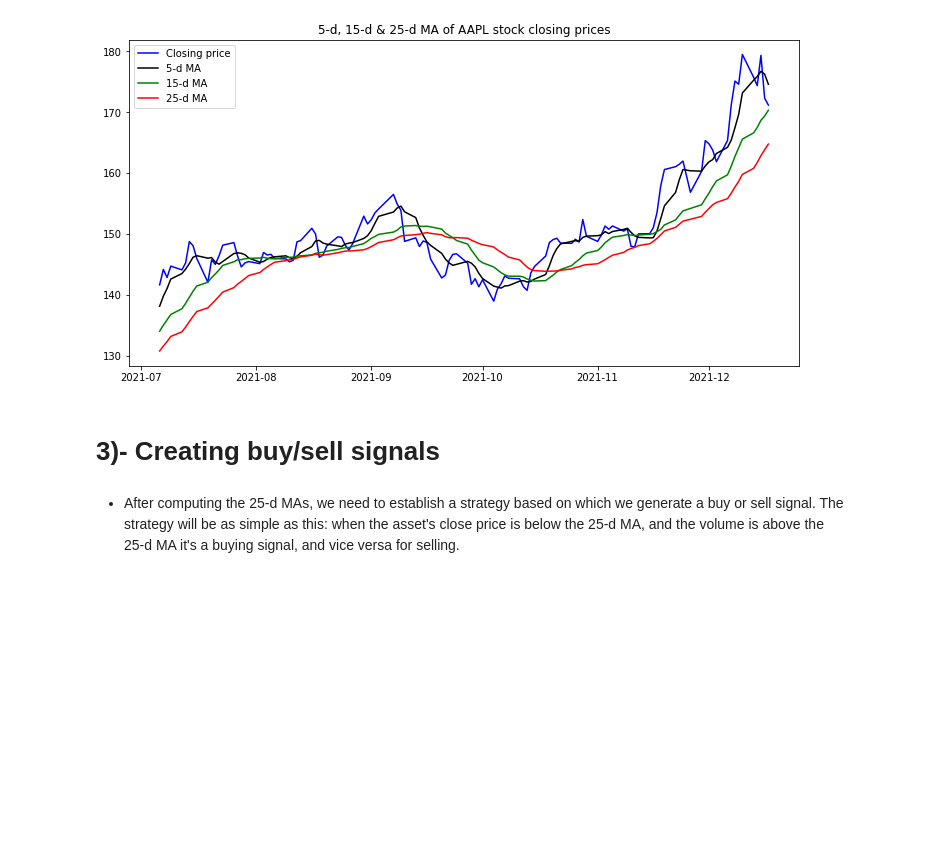
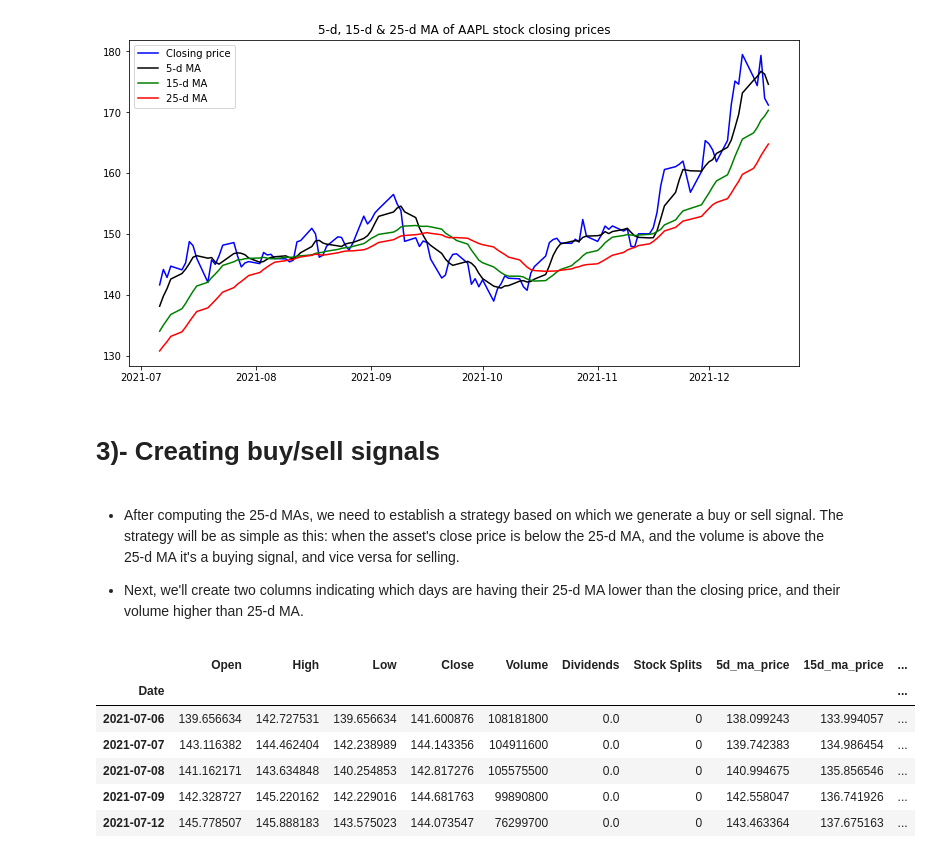
Before and after one commit to aahouzi/Stock-price-forecasting, a Jupyter notebook: notebooks/Momentum_trading_strategy.ipynb, the cells around one changed output. Drawn from its saved outputs; the diff is of its cells as text; code cells hidden in the pictures; blank space fills up the shorter version.

```diff
--- a/notebooks/Momentum_trading_strategy.ipynb
+++ b/notebooks/Momentum_trading_strategy.ipynb
@@ -87,3 +88,28 @@ plt.show()
 # 3)- Creating buy/sell signals
 # %% [markdown]
 - After computing the 25-d MAs, we need to establish a strategy based on which we generate a buy or sell signal. The strategy will be as simple as this: when the asset's close price is below the 25-d MA, and the volume is above the 25-d MA it's a buying signal, and vice versa for selling.
+
+- Next, we'll create two columns indicating which days are having their 25-d MA lower than the closing price, and their volume higher than 25-d MA.
+# %%
+def buy_sell_signal(row):
+    # Buying signal
+    if row['Close'] <= row['25d_ma_price'] and row['Volume'] >= row['25d_ma_volume']:
+        return np.nan, row['Close']
+    # Selling signal
+    elif row['Close'] > row['25d_ma_price'] and row['Volume'] < row['25d_ma_volume']:
+        return row['Close'], np.nan
+    # Neutral signal
+    else:
+        return np.nan, np.nan
+
+df_apple["sell_signal"] = df_apple.apply(lambda row: buy_sell_signal(row)[0], axis=1)
+df_apple["buy_signal"] = df_apple.apply(lambda row: buy_sell_signal(row)[1], axis=1)
+df_apple.head()
+# %% [output]
+|  | Open | High | Low | Close | Volume | Dividends | Stock Splits | 5d_ma_price | 15d_ma_price | ... |
+| Date |  |  |  |  |  |  |  |  |  | ... |
+| 2021-07-06 | 139.656634 | 142.727531 | 139.656634 | 141.600876 | 108181800 | 0.0 | 0 | 138.099243 | 133.994057 | ... |
+| 2021-07-07 | 143.116382 | 144.462404 | 142.238989 | 144.143356 | 104911600 | 0.0 | 0 | 139.742383 | 134.986454 | ... |
+| 2021-07-08 | 141.162171 | 143.634848 | 140.254853 | 142.817276 | 105575500 | 0.0 | 0 | 140.994675 | 135.856546 | ... |
+| 2021-07-09 | 142.328727 | 145.220162 | 142.229016 | 144.681763 | 99890800 | 0.0 | 0 | 142.558047 | 136.741926 | ... |
+| 2021-07-12 | 145.778507 | 145.888183 | 143.575023 | 144.073547 | 76299700 | 0.0 | 0 | 143.463364 | 137.675163 | ... |
```
Also changed, not shown: parts of 5 cells of this notebook.
